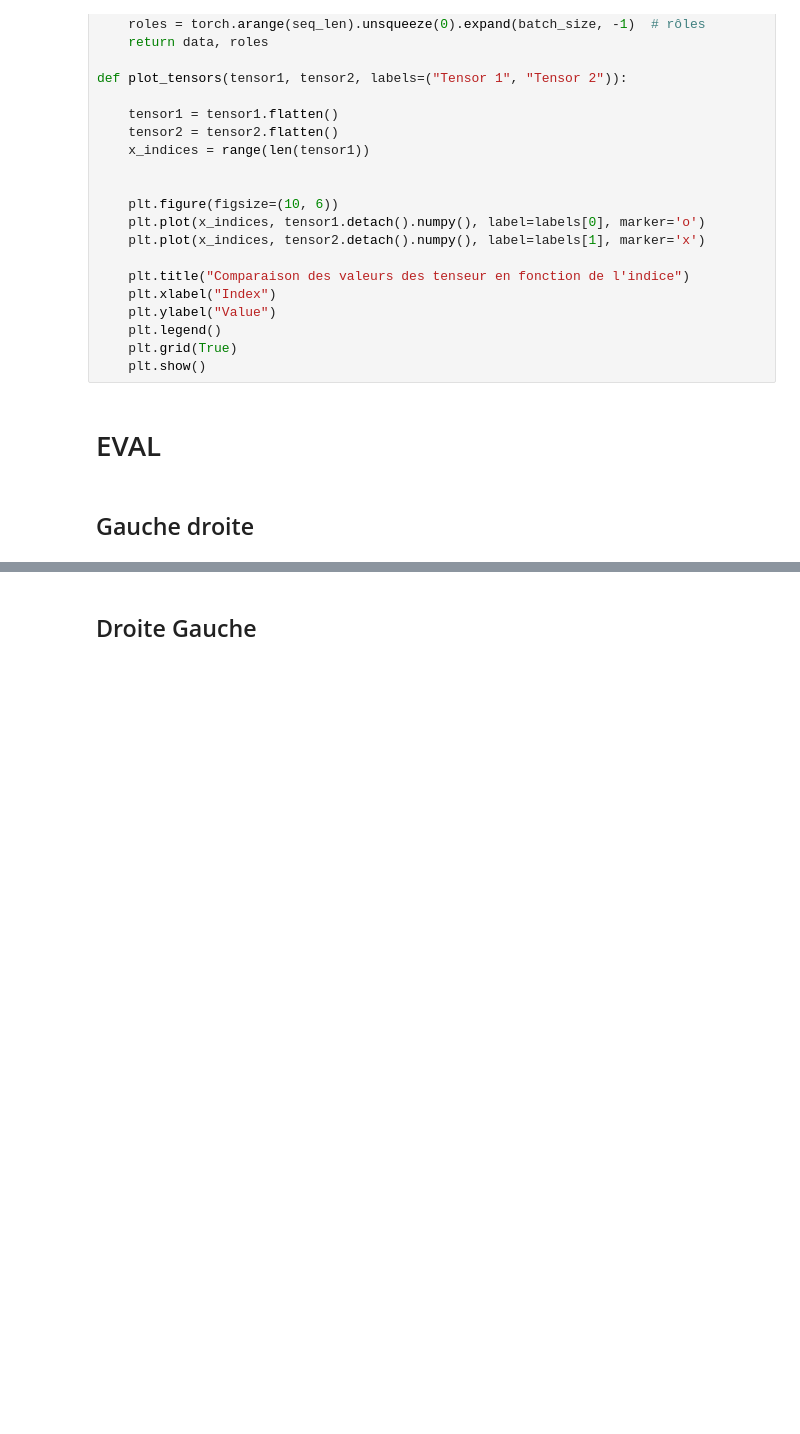
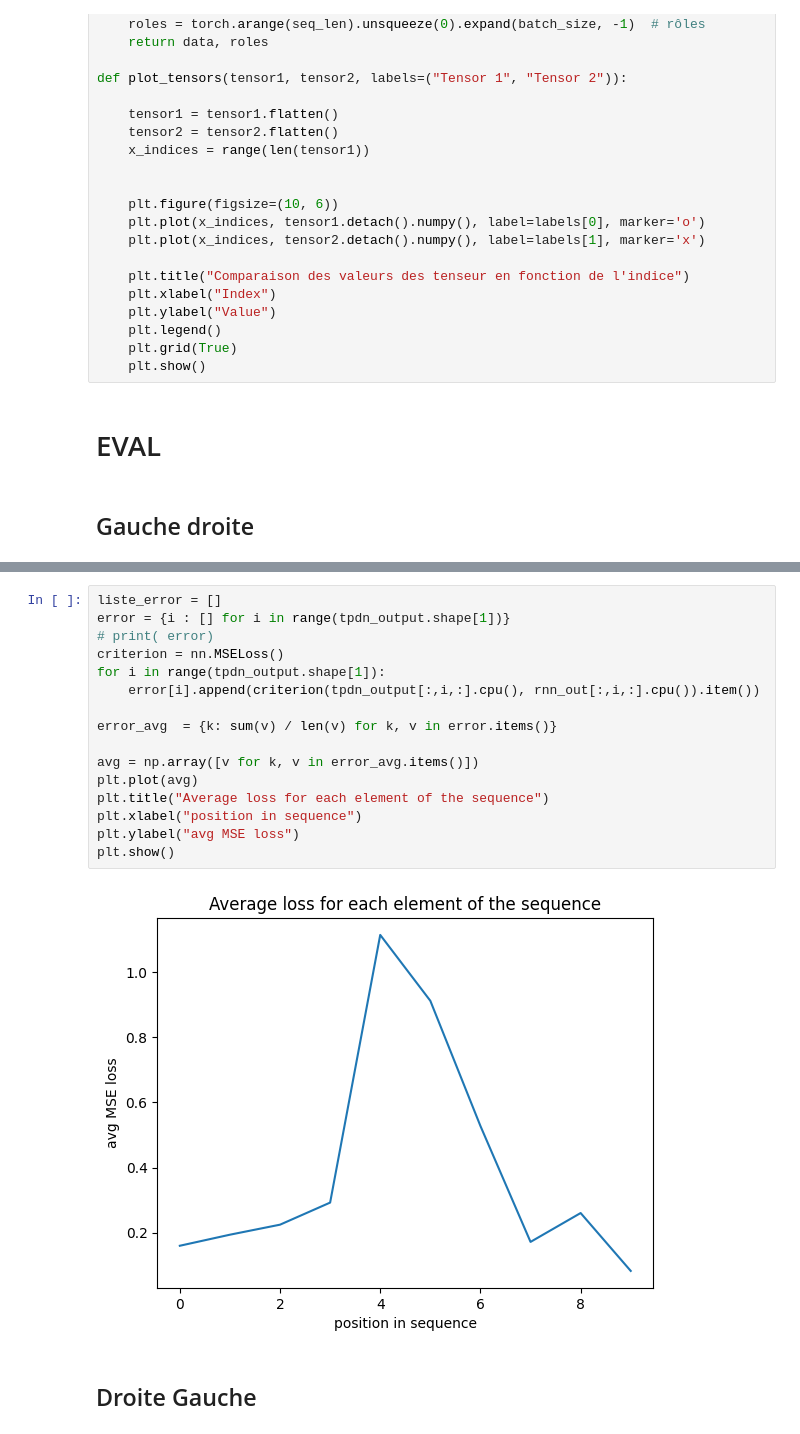
Before and after one commit to baptxste/projet_3A, a Jupyter notebook: partie1.ipynb, the cells around one changed output, grey strips where cells are left out. Drawn from its saved outputs; the diff is of its cells as text; blank space fills up the shorter version.

```diff
--- a/partie1.ipynb
+++ b/partie1.ipynb
@@ -61,2 +105,20 @@ load le tpdn qui va bien, faire 1000 expérience et afficher l'accuracy et la lo
+# %%
+liste_error = []
+error = {i : [] for i in range(tpdn_output.shape[1])}
+# print( error)
+criterion = nn.MSELoss()
+for i in range(tpdn_output.shape[1]):
+    error[i].append(criterion(tpdn_output[:,i,:].cpu(), rnn_out[:,i,:].cpu()).item())
+
+error_avg  = {k: sum(v) / len(v) for k, v in error.items()}
+
+avg = np.array([v for k, v in error_avg.items()])
+plt.plot(avg)
+plt.title("Average loss for each element of the sequence")
+plt.xlabel("position in sequence")
+plt.ylabel("avg MSE loss")
+plt.show()
+# %% [output]
+[figure, added]
 # %% [markdown]
 ## Droite Gauche
```
Also changed, not shown: parts of 5 cells of this notebook, 48 other files.
